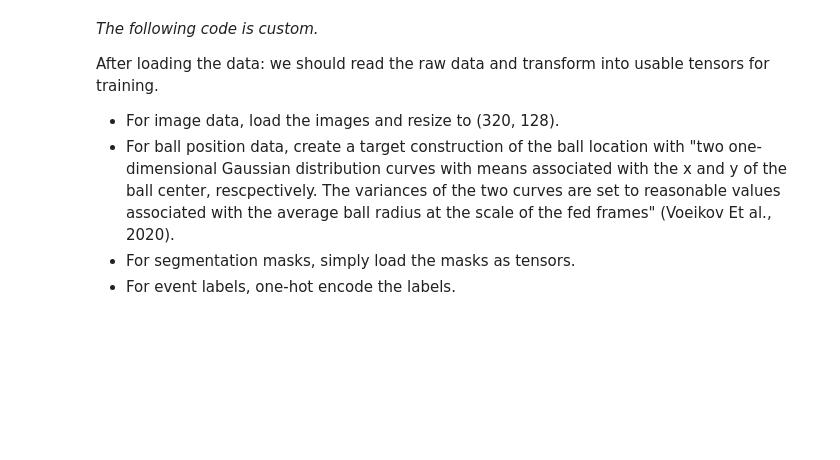
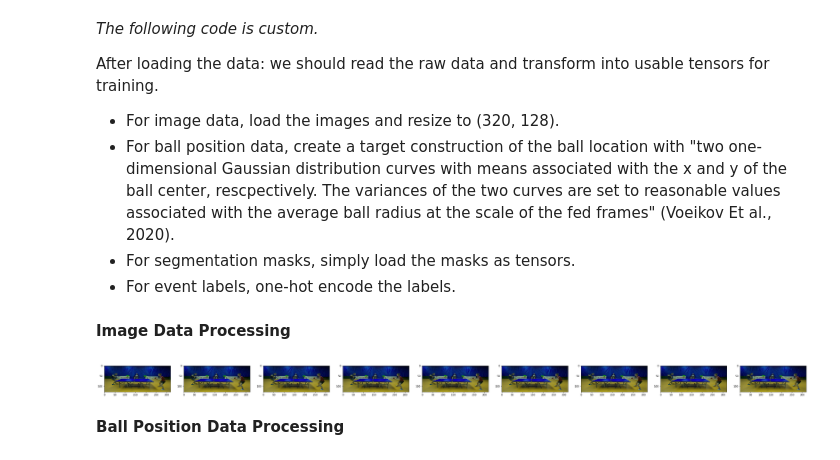
Before and after one commit to IdeaKing/TTNet-Tensorflow, a Jupyter notebook: training.ipynb, the cells around one changed output. Saved outputs shown, nothing was run; the diff lists cells and outputs as text; code cells hidden in the pictures; blank space fills up the shorter version.

Commit message:
Data preprocessing

```diff
--- a/training.ipynb
+++ b/training.ipynb
@@ -29,6 +32,12 @@ events_markup = "events_markup.json"
 images = "images"
 
 games = os.listdir(os.path.join(training_data_dir, images))
+
+# Configs
+original_image_shape = (1080, 1920, 3) # (height, width, channels)
+image_size = (128, 320, 3)
+sigma = 0.6 # The sigma for the gaussian kernel
+thresh_mask = 0.01 # Threshold for mask
 # %%
 def display_images(game_dir: str, game_files: str, num_frames:int = 7):
     rows, cols = 1, num_frames
@@ -120,11 +129,12 @@ def load_data(game_list: list):
                 if f"{last_frame}" not in ball_annotation.keys(): # Get the ball position of the last frame
                     continue
                 ball_position = ball_annotation[f"{last_frame}"]
-                ball_position = np.array([ball_position["x"], ball_position["y"]], dtype=np.int32)
+                ball_position = np.array([ball_position["y"], ball_position["x"]], dtype=np.int32)
                 if (ball_position[0] < 0) or (ball_position[1] < 0): # Remove the frame if the ball is not in the frame
                     continue
                 segmentation_path = os.path.join(training_data_dir, annotations, game, segmentation_masks, get_segmentation_file_name(smooth_frame_index))
-                if os.path.isfile(segmentation_path): # Check if the segmentation mask exists
+                if os.path.isfile(segmentation_path) == False: # Check if the segmentation mask exists
+                    # print(f"The segmentation path does not exist: {segmentation_path}")
                     continue
                 event_class = events_dict[event_name]
                 target_events = smooth_event_labeling(event_class, smooth_frame_index, event_frame)
@@ -133,4 +143,4 @@ def load_data(game_list: list):
 
                 event_labels.append(event_class)
                 event_info.append([image_path_list, ball_position, target_events, segmentation_path])
-    return event_labels, event_info
+    return event_info, event_labels
@@ -138,0 +147,7 @@ raw_data = load_data(games)
+# %%
+raw_data, raw_event = load_data(games)
+print(f"Images: {raw_data[0][0]} \n",
+      f"Position: {raw_data[0][1]} \n",
+      f"Events: {raw_data[0][2]} \n",
+      f"Segmentation Path: {raw_data[0][3]} \n",
+      f"Label: {raw_event[0]}")
@@ -145,3 +166,27 @@ After loading the data: we should read the raw data and transform into usable te
 - For ball position data, create a target construction of the ball location with "two one-dimensional Gaussian distribution curves with means associated with the x and y of the ball center, rescpectively. The variances of the two curves are set to reasonable values associated with the average ball radius at the scale of the fed frames" (Voeikov Et al., 2020).
 - For segmentation masks, simply load the masks as tensors.
 - For event labels, one-hot encode the labels.
+# %% [markdown]
+**Image Data Processing**
+# %%
+def process_images(image_path_list: list):
+    """Processes the images to be ready for training."""
+    processed_images = []
+    for image_path in image_path_list:
+        bytes_image = tf.io.read_file(image_path)
+        image = tf.io.decode_image(bytes_image)
+        image = tf.image.resize(image, (image_size[0], image_size[1]))
+        processed_images.append(image)
+    return np.array(processed_images, dtype=np.float32) / 255.
+# %%
+processed_images = process_images(raw_data[0][0])
+figure = plt.figure(figsize=(50, 90))
+
+for i, image in enumerate(processed_images):
+    figure.add_subplot(1, len(list(processed_images)), i+1)
+    plt.imshow(image)
+plt.show()
+# %% [output]
+[figure, added]
+# %% [markdown]
+**Ball Position Data Processing**
```
Also changed, not shown: parts of 16 cells of this notebook.
